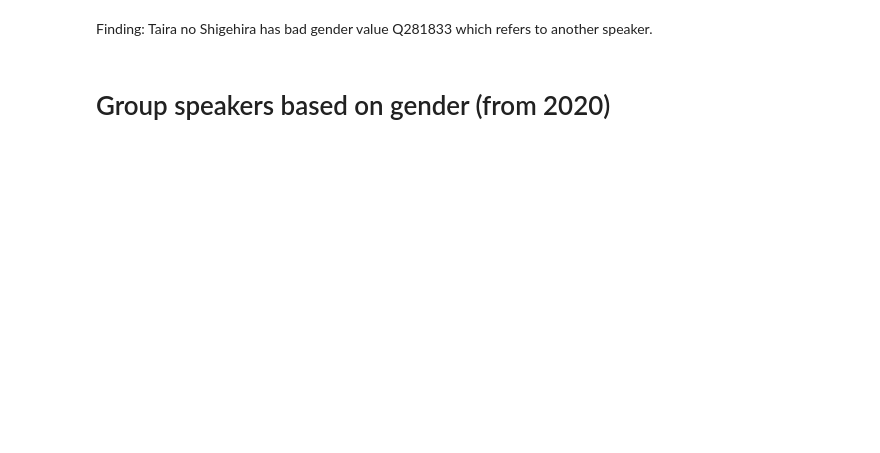
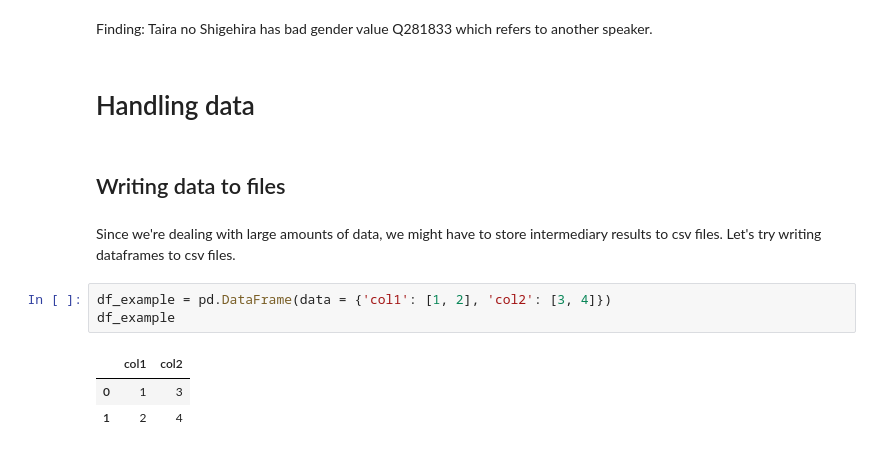
Before and after one commit to epfl-ada/ada-2021-project-comic-sans, a Jupyter notebook: milestone_2_example.ipynb, the cells around one changed output. Drawn from its saved outputs; the diff is of its cells as text; blank space fills up the shorter version.

```diff
--- a/milestone_2_example.ipynb
+++ b/milestone_2_example.ipynb
@@ -244,5 +140,16 @@ df_gender_exploded[df_gender_exploded.gender == 'Q281833']
 | Q710537 | None | [+1157-01-01T00:00:00Z] | [Q17] | Q281833 | 1386969157 | None | None | [Q38142] | ... |
 # %% [markdown]
 Finding: Taira no Shigehira has bad gender value Q281833	which refers to another speaker.
-# %% [markdown]
-# Group speakers based on gender (from 2020)
+# %% [markdown]
+# Handling data
+# %% [markdown]
+## Writing data to files
+# %% [markdown]
+Since we're dealing with large amounts of data, we might have to store intermediary results to csv files. Let's try writing dataframes to csv files.
+# %%
+df_example = pd.DataFrame(data = {'col1': [1, 2], 'col2': [3, 4]})
+df_example
+# %% [output]
+|  | col1 | col2 |
+| 0 | 1 | 3 |
+| 1 | 2 | 4 |
```
Also changed, not shown: parts of 39 cells of this notebook, 2 other files.
